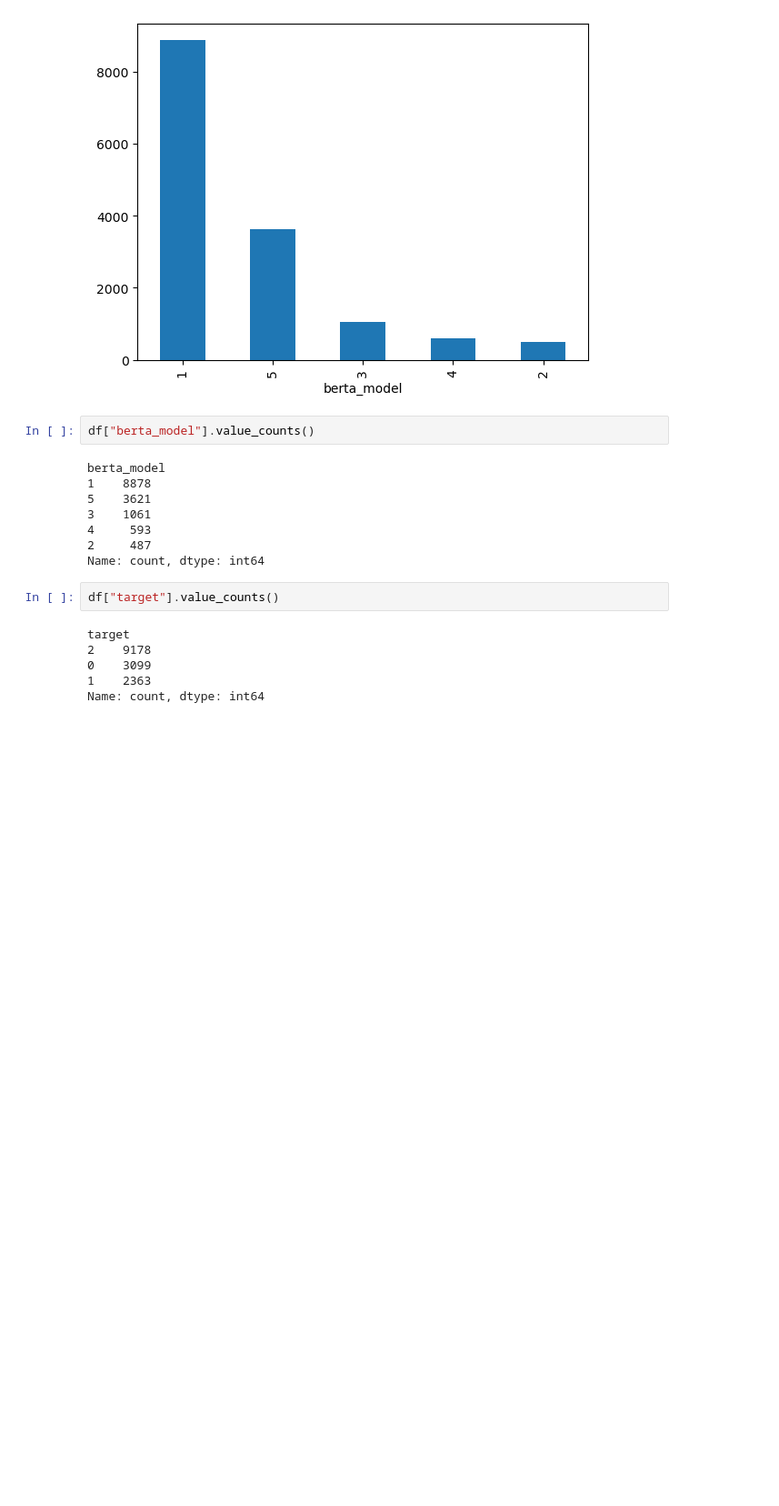
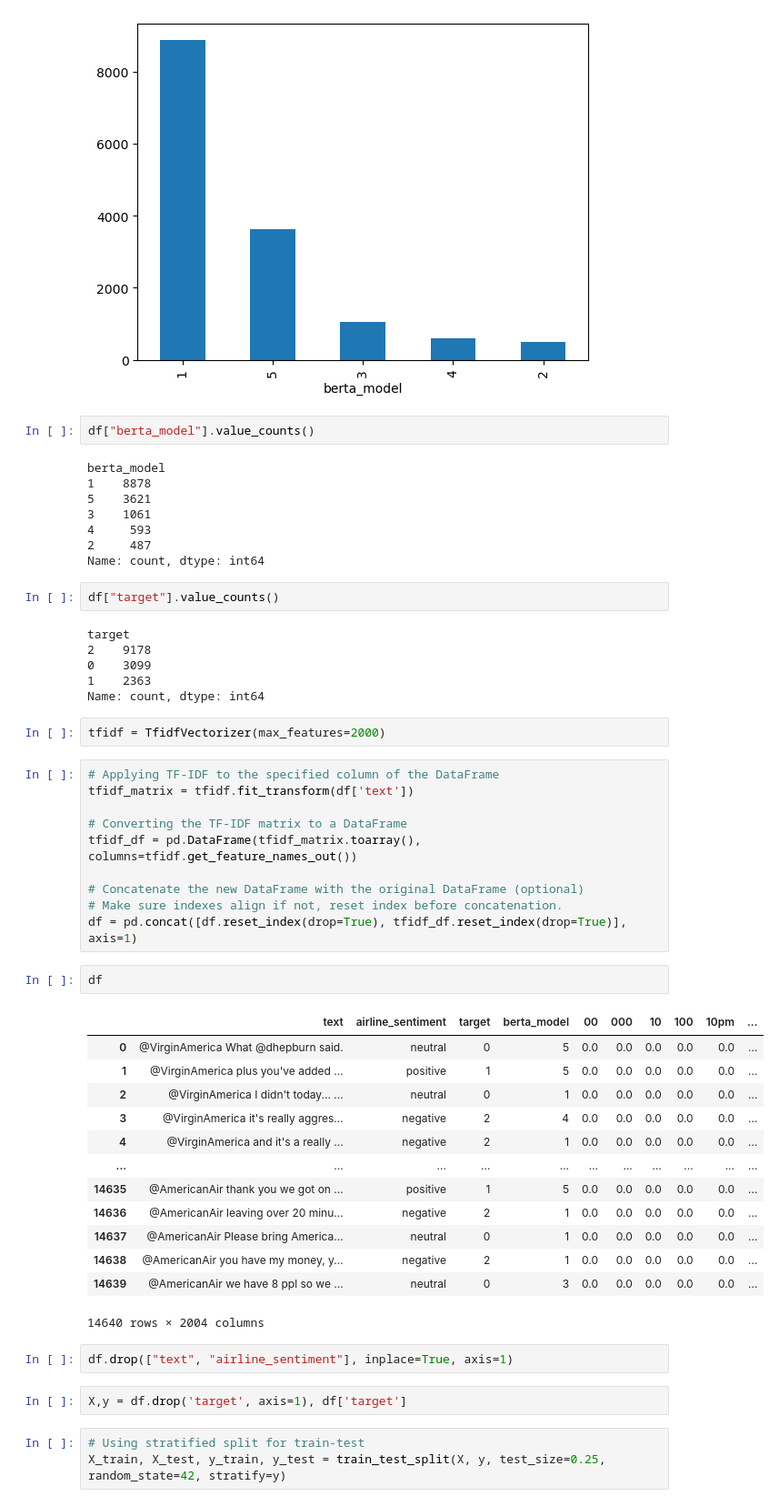
Before and after one commit to MaukanMir/NLP-Course-Docs-, a Jupyter notebook: airline-sentiment-2.ipynb, the cells around one changed output. Shown at 91% size. Cells and saved outputs as stored; diff of their text form; blank space fills up the shorter version.

Commit message:
added new models

```diff
--- a/airline-sentiment-2.ipynb
+++ b/airline-sentiment-2.ipynb
@@ -185,3 +186,38 @@ target
 0    3099
 1    2363
 Name: count, dtype: int64
+# %%
+tfidf = TfidfVectorizer(max_features=2000)
+# %%
+# Applying TF-IDF to the specified column of the DataFrame
+tfidf_matrix = tfidf.fit_transform(df['text'])
+
+# Converting the TF-IDF matrix to a DataFrame
+tfidf_df = pd.DataFrame(tfidf_matrix.toarray(), columns=tfidf.get_feature_names_out())
+
+# Concatenate the new DataFrame with the original DataFrame (optional)
+# Make sure indexes align if not, reset index before concatenation.
+df = pd.concat([df.reset_index(drop=True), tfidf_df.reset_index(drop=True)], axis=1)
+# %%
+df
+# %% [output]
+|  | text | airline_sentiment | target | berta_model | 00 | 000 | 10 | 100 | 10pm | ... |
+| 0 | @VirginAmerica What @dhepburn said. | neutral | 0 | 5 | 0.0 | 0.0 | 0.0 | 0.0 | 0.0 | ... |
+| 1 | @VirginAmerica plus you've added ... | positive | 1 | 5 | 0.0 | 0.0 | 0.0 | 0.0 | 0.0 | ... |
+| 2 | @VirginAmerica I didn't today... ... | neutral | 0 | 1 | 0.0 | 0.0 | 0.0 | 0.0 | 0.0 | ... |
+| 3 | @VirginAmerica it's really aggres... | negative | 2 | 4 | 0.0 | 0.0 | 0.0 | 0.0 | 0.0 | ... |
+| 4 | @VirginAmerica and it's a really ... | negative | 2 | 1 | 0.0 | 0.0 | 0.0 | 0.0 | 0.0 | ... |
+| ... | ... | ... | ... | ... | ... | ... | ... | ... | ... | ... |
+| 14635 | @AmericanAir thank you we got on ... | positive | 1 | 5 | 0.0 | 0.0 | 0.0 | 0.0 | 0.0 | ... |
+| 14636 | @AmericanAir leaving over 20 minu... | negative | 2 | 1 | 0.0 | 0.0 | 0.0 | 0.0 | 0.0 | ... |
+| 14637 | @AmericanAir Please bring America... | neutral | 0 | 1 | 0.0 | 0.0 | 0.0 | 0.0 | 0.0 | ... |
+| 14638 | @AmericanAir you have my money, y... | negative | 2 | 1 | 0.0 | 0.0 | 0.0 | 0.0 | 0.0 | ... |
+| 14639 | @AmericanAir we have 8 ppl so we ... | neutral | 0 | 3 | 0.0 | 0.0 | 0.0 | 0.0 | 0.0 | ... |
+14640 rows × 2004 columns
+# %%
+df.drop(["text", "airline_sentiment"], inplace=True, axis=1)
+# %%
+X,y = df.drop('target', axis=1), df['target']
+# %%
+# Using stratified split for train-test
+X_train, X_test, y_train, y_test = train_test_split(X, y, test_size=0.25, random_state=42, stratify=y)
```
Also changed, not shown: parts of 1 cell of this notebook.
